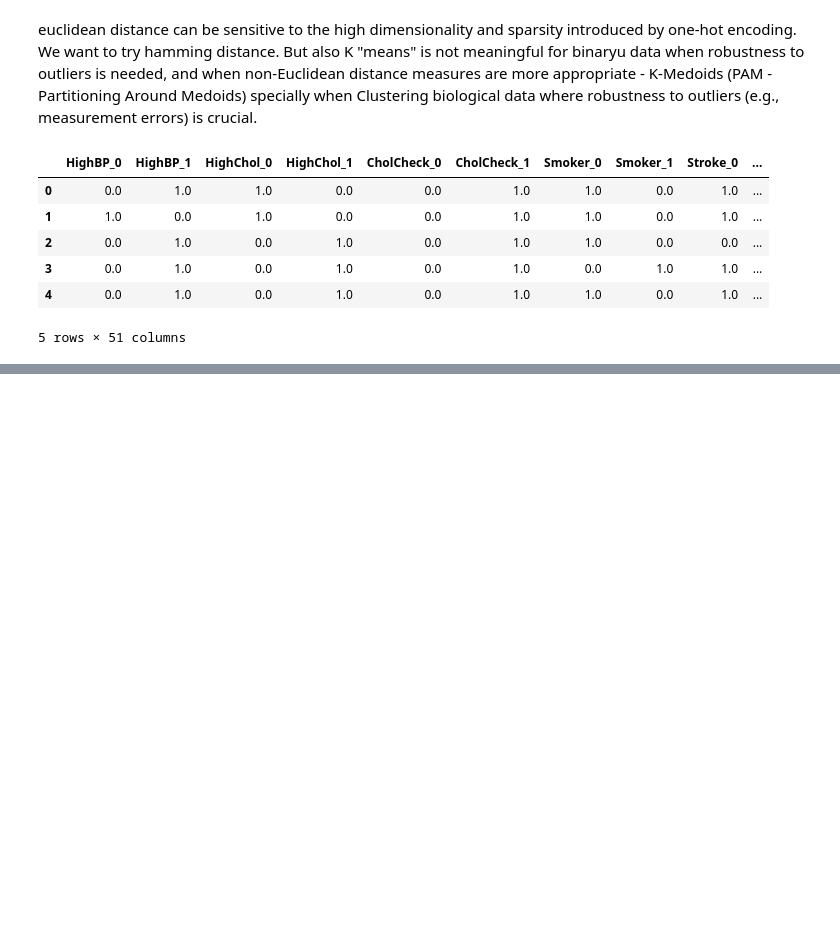
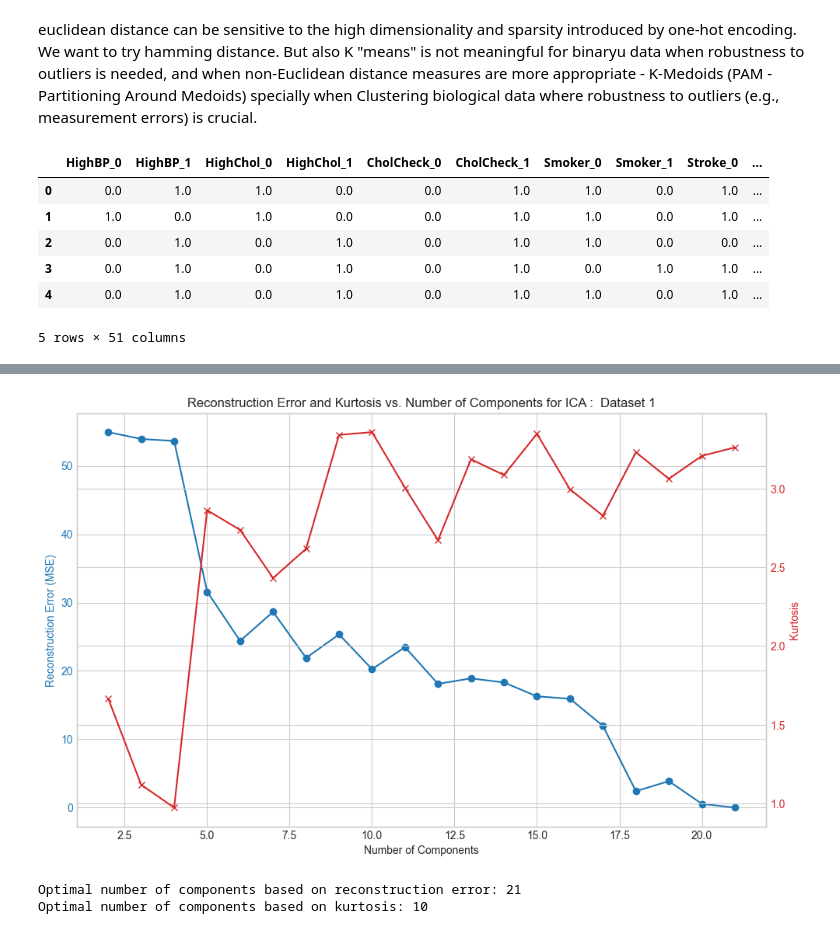
Before and after one commit to ManaviShukla/ml_assignment3, a Jupyter notebook: analysis_main.ipynb, the cells around one changed output, grey strips where cells are left out. Cells and saved outputs as stored; diff of their text form; code cells hidden in the pictures; blank space fills up the shorter version.

```diff
--- a/analysis_main.ipynb
+++ b/analysis_main.ipynb
@@ -254,0 +260,7 @@ Cluster Meaningfulness: The presence of clusters in the data doesn't automatical
+# %%
+# fetch dataset
+gas_turbine_co_and_nox_emission_data_set = fetch_ucirepo(id=551)
+
+# data (as pandas dataframes)
+X = gas_turbine_co_and_nox_emission_data_set.data.features
+y = gas_turbine_co_and_nox_emission_data_set.data.targets
@@ -554,0 +882,6 @@ df.to_csv('Kmeans_dataset_1.csv', index=False)
+# %%
+get_rp_components(X_train, " Dataset 1")
+# %% [output]
+[figure, added]
+Optimal number of components based on reconstruction error: 21
+Optimal number of components based on kurtosis: 10
```
Also changed, not shown: parts of 51 cells of this notebook, 7 other files.
